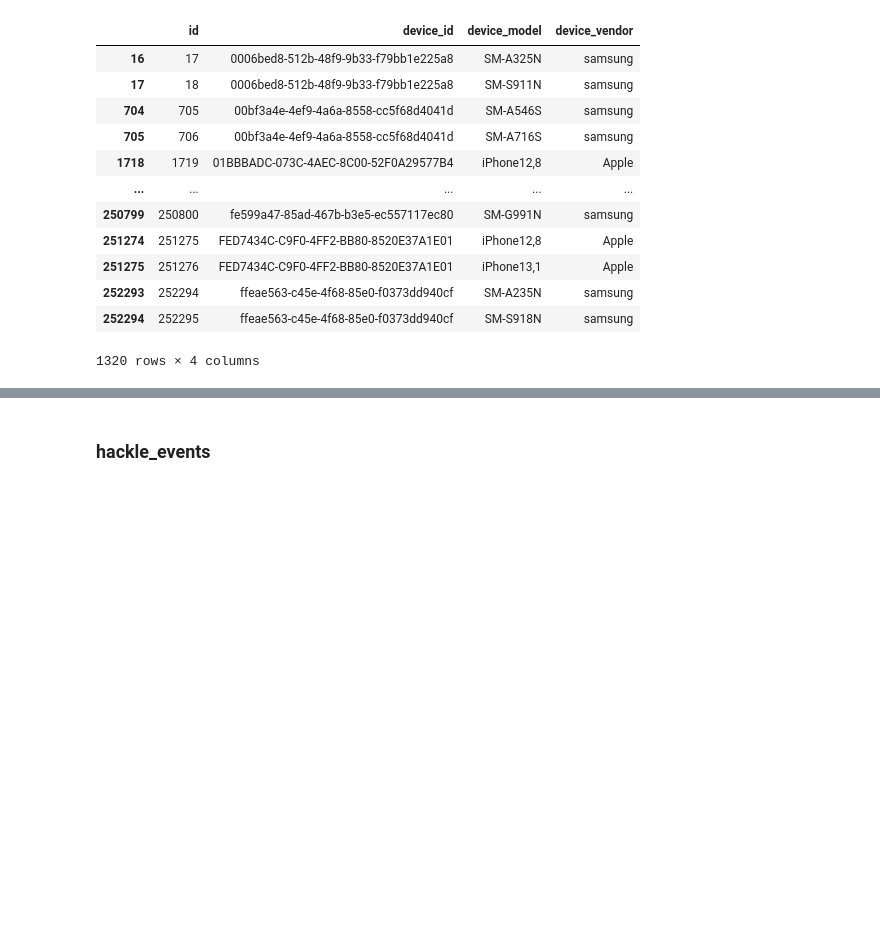
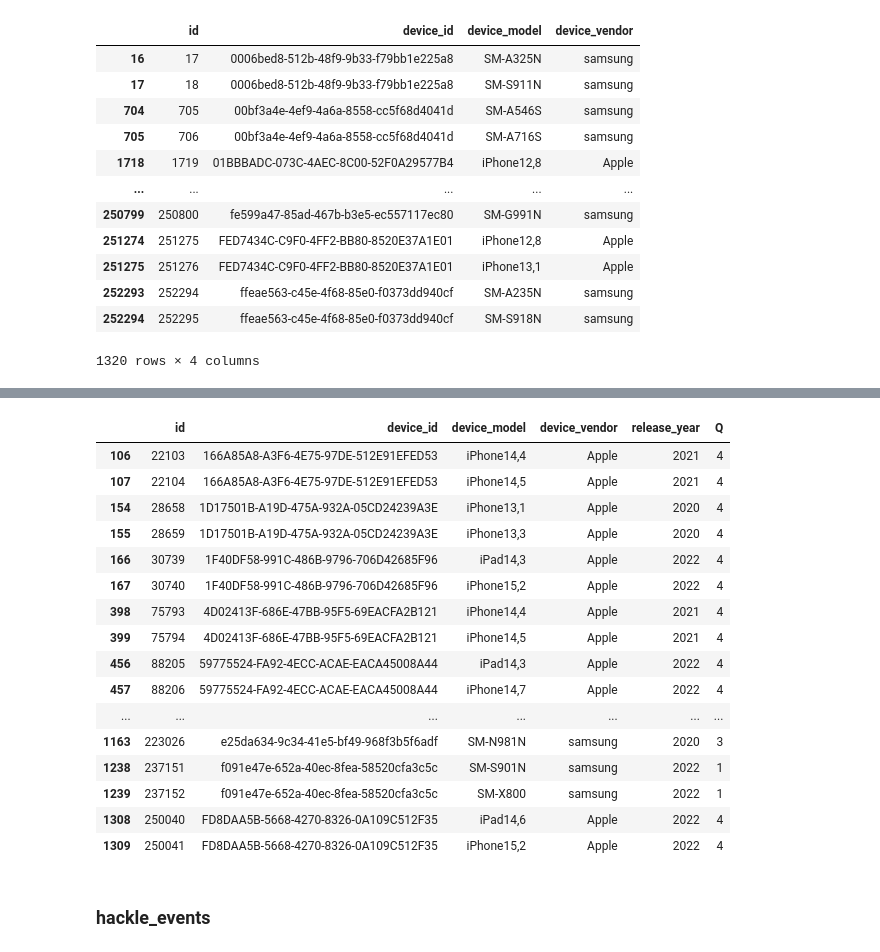
Before and after one commit to EtheriumArchive/Codeit_project, a Jupyter notebook: eda_eunsu_v3.ipynb, the cells around one changed output, grey strips where cells are left out. Drawn from its saved outputs; the diff is of its cells as text; code cells hidden in the pictures; blank space fills up the shorter version.

```diff
--- a/eda_eunsu_v3.ipynb
+++ b/eda_eunsu_v3.ipynb
@@ -171,0 +179,12 @@ release_year_2['release_diff'] = release_year_2['release_year_set']
+# %%
+# 출시년도 같은 애들 device_id 확인
+same_release_year_ids = release_year_list[release_year_list['release_year_diff'] == 0]['device_id'].unique()
+same_release_year = dup_device_properties[dup_device_properties['device_id'].isin(same_release_year_ids)]
+same_release_year.sort_values(by='id', inplace=True)
+
+# 분기를 비교해봄
+release_Q = same_release_year.groupby('device_id')['Q'].apply(list).reset_index(name='Q_list')
+release_Q['Q_diff'] = release_Q['Q_list'].apply(lambda x: x[1] - x[0])
+
+# 같은 출시년도이지만, 출시 분기가 낮아진 애들 있음 (7개)
+release_Q[release_Q['Q_diff'] < 0]
@@ -172,3 +204,28 @@ release_year_2['release_diff'] = release_year_2['release_year_set']
+# %%
+# 같은 출시년도, 같은 분기 애들 있음 (12개)
+# 패드/탭 -> 폰 OR 조금이나마 UP된 model로 바꿈
+# 이 id들도 마지막 데이터로 보면 될듯
+same_year_Q_ids = release_Q[release_Q['Q_diff'] == 0]['device_id'].unique()
+same_year_Q = dup_device_properties[dup_device_properties['device_id'].isin(same_year_Q_ids)]
+same_year_Q
+# %% [output]
+|  | id | device_id | device_model | device_vendor | release_year | Q |
+| 106 | 22103 | 166A85A8-A3F6-4E75-97DE-512E91EFED53 | iPhone14,4 | Apple | 2021 | 4 |
+| 107 | 22104 | 166A85A8-A3F6-4E75-97DE-512E91EFED53 | iPhone14,5 | Apple | 2021 | 4 |
+| 154 | 28658 | 1D17501B-A19D-475A-932A-05CD24239A3E | iPhone13,1 | Apple | 2020 | 4 |
+| 155 | 28659 | 1D17501B-A19D-475A-932A-05CD24239A3E | iPhone13,3 | Apple | 2020 | 4 |
+| 166 | 30739 | 1F40DF58-991C-486B-9796-706D42685F96 | iPad14,3 | Apple | 2022 | 4 |
+| 167 | 30740 | 1F40DF58-991C-486B-9796-706D42685F96 | iPhone15,2 | Apple | 2022 | 4 |
+| 398 | 75793 | 4D02413F-686E-47BB-95F5-69EACFA2B121 | iPhone14,4 | Apple | 2021 | 4 |
+| 399 | 75794 | 4D02413F-686E-47BB-95F5-69EACFA2B121 | iPhone14,5 | Apple | 2021 | 4 |
+| 456 | 88205 | 59775524-FA92-4ECC-ACAE-EACA45008A44 | iPad14,3 | Apple | 2022 | 4 |
+| 457 | 88206 | 59775524-FA92-4ECC-ACAE-EACA45008A44 | iPhone14,7 | Apple | 2022 | 4 |
+| ... | ... | ... | ... | ... | ... | ... |
+| 1163 | 223026 | e25da634-9c34-41e5-bf49-968f3b5f6adf | SM-N981N | samsung | 2020 | 3 |
+| 1238 | 237151 | f091e47e-652a-40ec-8fea-58520cfa3c5c | SM-S901N | samsung | 2022 | 1 |
+| 1239 | 237152 | f091e47e-652a-40ec-8fea-58520cfa3c5c | SM-X800 | samsung | 2022 | 1 |
+| 1308 | 250040 | FD8DAA5B-5668-4270-8326-0A109C512F35 | iPad14,6 | Apple | 2022 | 4 |
+| 1309 | 250041 | FD8DAA5B-5668-4270-8326-0A109C512F35 | iPhone15,2 | Apple | 2022 | 4 |
 # %% [markdown]
 ### hackle_events
 # %%
```
Also changed, not shown: parts of 6 cells of this notebook.
